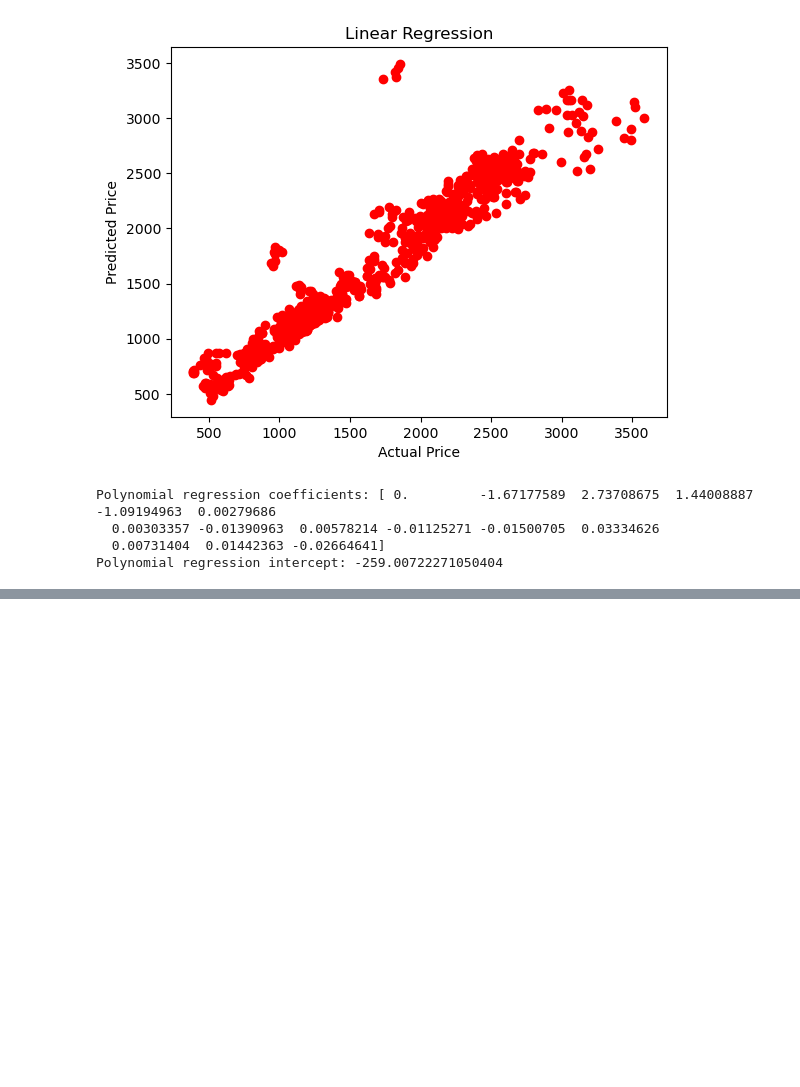
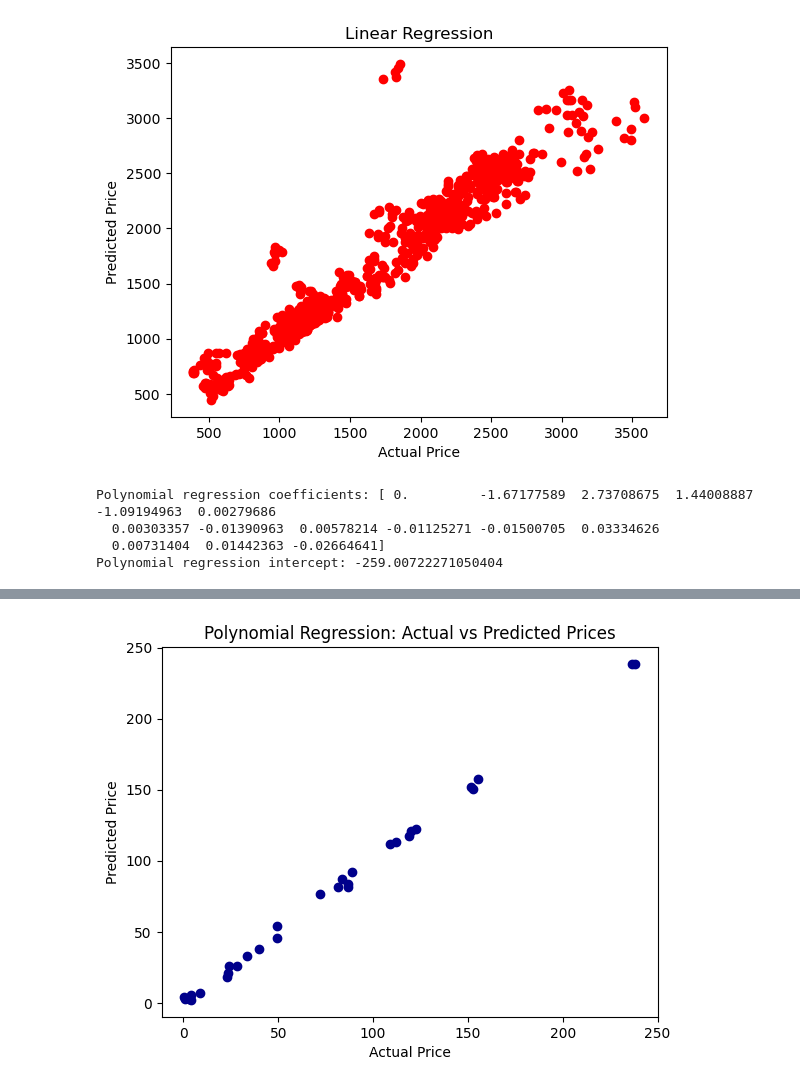
Before and after one commit to Dheeraj17897/stockmarketprediction, a Jupyter notebook: stockmarketpredicition.ipynb, the cells around one changed output, grey strips where cells are left out. Cells and saved outputs as stored; diff of their text form; code cells hidden in the pictures; blank space fills up the shorter version.

```diff
--- a/stockmarketpredicition.ipynb
+++ b/stockmarketpredicition.ipynb
@@ -432,0 +509,7 @@ Polynomial regression intercept: -259.00722271050404
+# %%
+
+predicted_poly = poly_regression.predict(test_x_poly)
+
+# Create DataFrame to compare actual and predicted prices
+dfr_poly = pd.DataFrame({'Actual_Price': test_y, 'Predicted_Price': predicted_poly})
+print(dfr_poly.head(10))
@@ -432,0 +528,12 @@ Polynomial regression intercept: -259.00722271050404
+# %%
+import matplotlib.pyplot as plt  # Import matplotlib.pyplot as plt
+
+# Assuming dfr_poly contains Actual_Price and Predicted_Price columns
+
+plt.scatter(dfr_poly.Actual_Price, dfr_poly.Predicted_Price, color='darkblue')
+plt.xlabel("Actual Price")
+plt.ylabel("Predicted Price")
+plt.title("Polynomial Regression: Actual vs Predicted Prices")
+plt.show()
+# %% [output]
+[figure, added]
```
Also changed, not shown: parts of 4 cells of this notebook.
